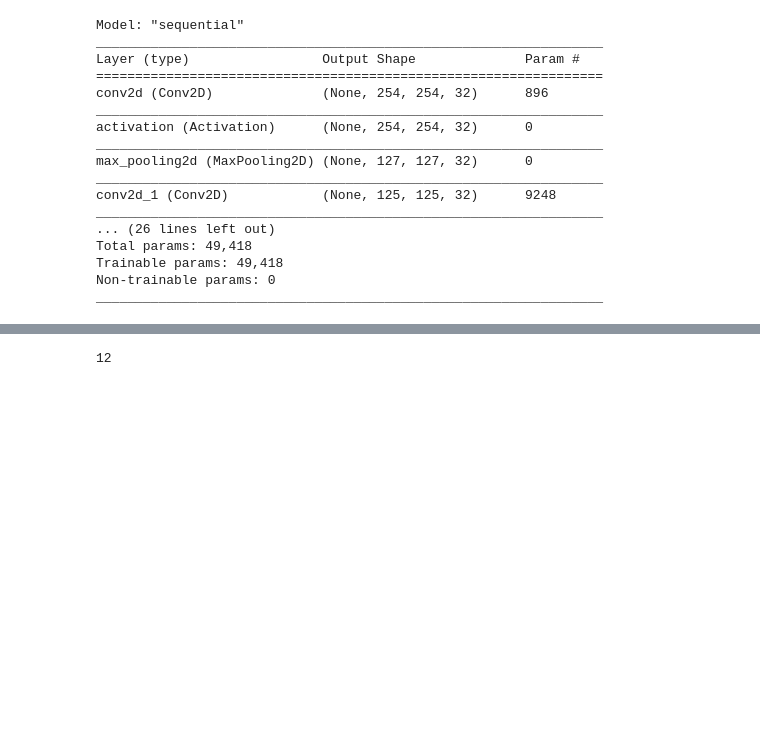
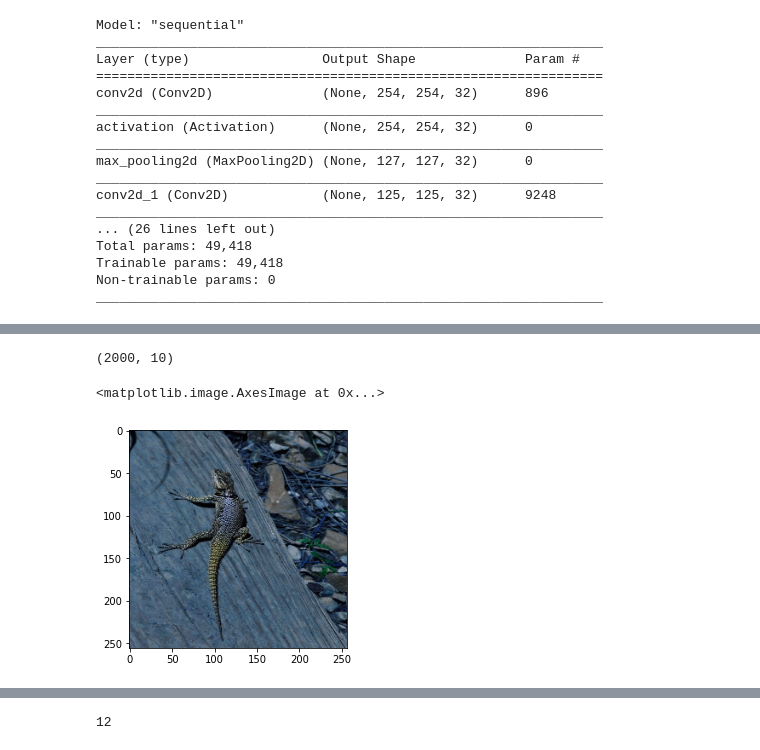
Before and after one commit to 0-5-blood-prince/ConvolutionNetwork, a Jupyter notebook: experimenter.ipynb, the cells around one changed output, grey strips where cells are left out. Saved outputs shown, nothing was run; the diff lists cells and outputs as text; code cells hidden in the pictures; blank space fills up the shorter version.

```diff
--- a/experimenter.ipynb
+++ b/experimenter.ipynb
@@ -28,7 +153,7 @@ Trainable params: 49,418
 Non-trainable params: 0
 _________________________________________________________________
 # %%
-ds = dataset.dataset(256, 256)
+ds = dataset(256, 256)
 train_images = ds['Xtrain']
 train_labels = ds['Ytrain']
 # %%
@@ -44,3 +181,12 @@ train_images = train_images/255.0
+# %%
+train_images = train_images/255.0
+# %% [output]
+(2000, 10)
+# %%
+plt.imshow(train_images[1000])
+# %% [output]
+<matplotlib.image.AxesImage at 0x...>
+[figure, added]
 # %%
 model.compile(loss='categorical_crossentropy',
               optimizer='sgd',
```
Also changed, not shown: parts of 11 cells of this notebook.
